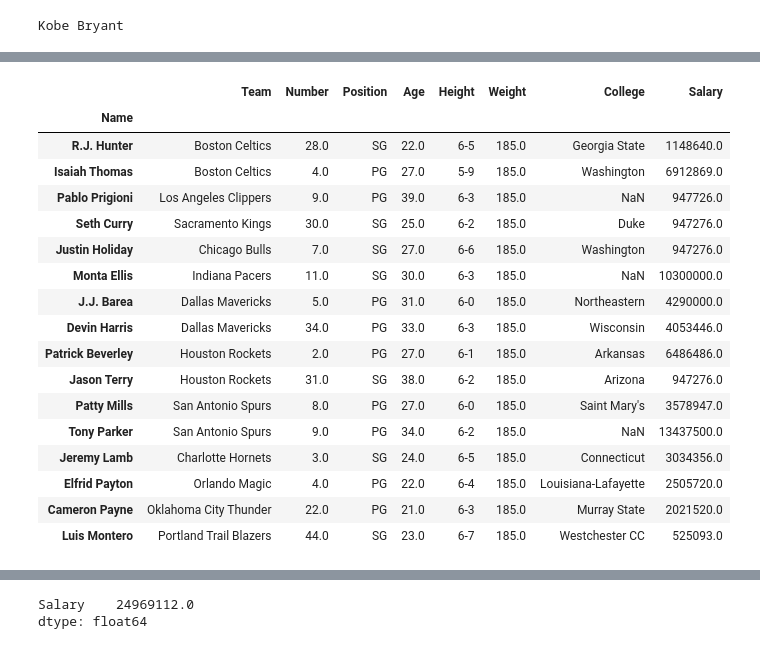
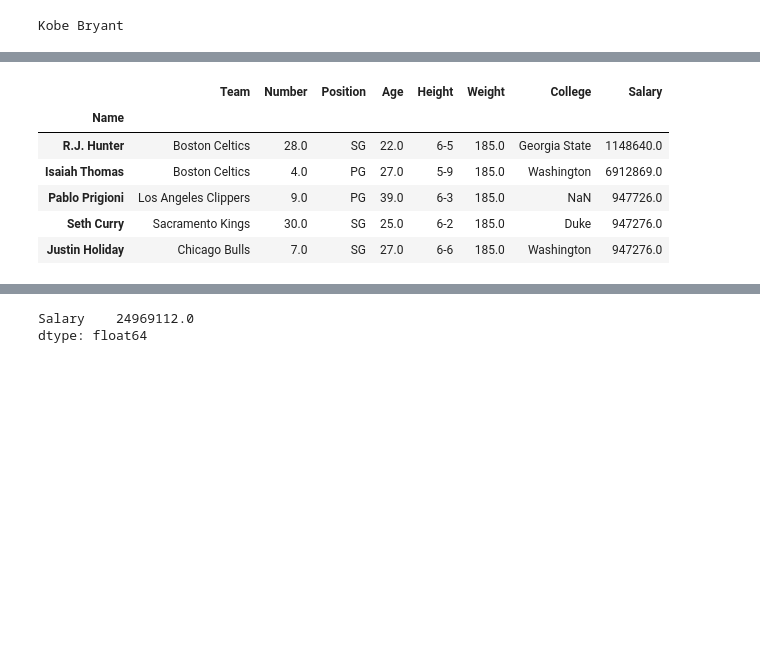
Before and after one commit to hughxusu/lesson-py, a Jupyter notebook: codes/25-pandas/a-pandas.ipynb, the cells around one changed output, grey strips where cells are left out. Saved outputs shown, nothing was run; the diff lists cells and outputs as text; code cells hidden in the pictures; blank space fills up the shorter version.

```diff
--- a/codes/25-pandas/a-pandas.ipynb
+++ b/codes/25-pandas/a-pandas.ipynb
@@ -895,25 +736,14 @@ df
 # %%
 df = players[players['Weight'].isin([185])]
-df
+df.head()
 # %% [output]
 |  | Team | Number | Position | Age | Height | Weight | College | Salary |
 | Name |  |  |  |  |  |  |  |  |
 | R.J. Hunter | Boston Celtics | 28.0 | SG | 22.0 | 6-5 | 185.0 | Georgia State | 1148640.0 |
 | Isaiah Thomas | Boston Celtics | 4.0 | PG | 27.0 | 5-9 | 185.0 | Washington | 6912869.0 |
 | Pablo Prigioni | Los Angeles Clippers | 9.0 | PG | 39.0 | 6-3 | 185.0 | NaN | 947726.0 |
 | Seth Curry | Sacramento Kings | 30.0 | SG | 25.0 | 6-2 | 185.0 | Duke | 947276.0 |
 | Justin Holiday | Chicago Bulls | 7.0 | SG | 27.0 | 6-6 | 185.0 | Washington | 947276.0 |
-| Monta Ellis | Indiana Pacers | 11.0 | SG | 30.0 | 6-3 | 185.0 | NaN | 10300000.0 |
-| J.J. Barea | Dallas Mavericks | 5.0 | PG | 31.0 | 6-0 | 185.0 | Northeastern | 4290000.0 |
-| Devin Harris | Dallas Mavericks | 34.0 | PG | 33.0 | 6-3 | 185.0 | Wisconsin | 4053446.0 |
-| Patrick Beverley | Houston Rockets | 2.0 | PG | 27.0 | 6-1 | 185.0 | Arkansas | 6486486.0 |
-| Jason Terry | Houston Rockets | 31.0 | SG | 38.0 | 6-2 | 185.0 | Arizona | 947276.0 |
-| Patty Mills | San Antonio Spurs | 8.0 | PG | 27.0 | 6-0 | 185.0 | Saint Mary's | 3578947.0 |
-| Tony Parker | San Antonio Spurs | 9.0 | PG | 34.0 | 6-2 | 185.0 | NaN | 13437500.0 |
-| Jeremy Lamb | Charlotte Hornets | 3.0 | SG | 24.0 | 6-5 | 185.0 | Connecticut | 3034356.0 |
-| Elfrid Payton | Orlando Magic | 4.0 | PG | 22.0 | 6-4 | 185.0 | Louisiana-Lafayette | 2505720.0 |
-| Cameron Payne | Oklahoma City Thunder | 22.0 | PG | 21.0 | 6-3 | 185.0 | Murray State | 2021520.0 |
-| Luis Montero | Portland Trail Blazers | 44.0 | SG | 23.0 | 6-7 | 185.0 | Westchester CC | 525093.0 |
 # %%
 salary = players['Salary']
 players['new_salary'] = salary.add(100000)
```
Also changed, not shown: parts of 70 cells of this notebook, 1 other file.
